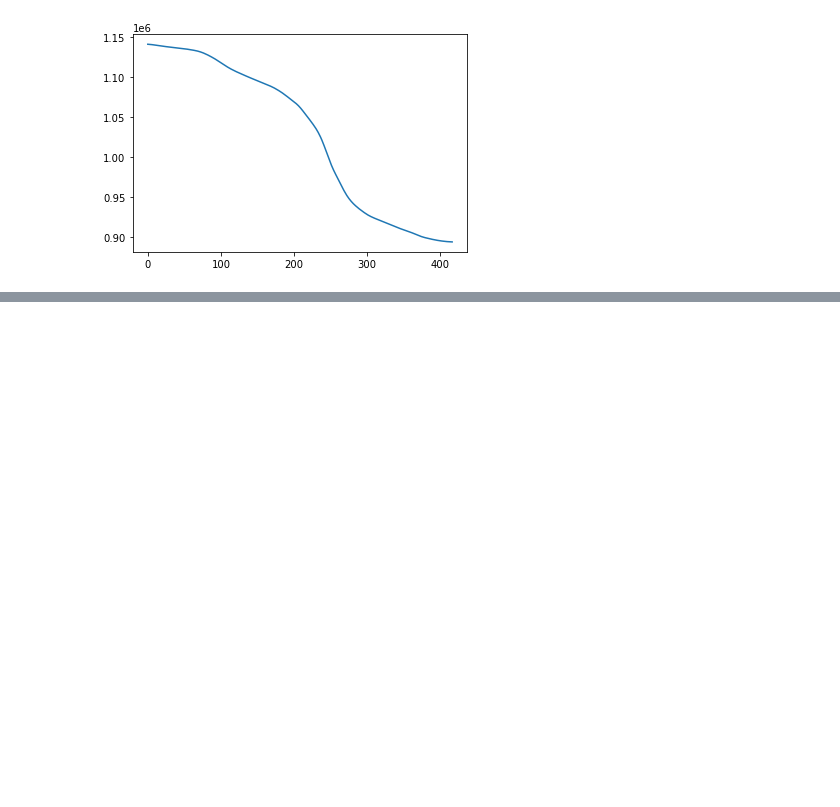
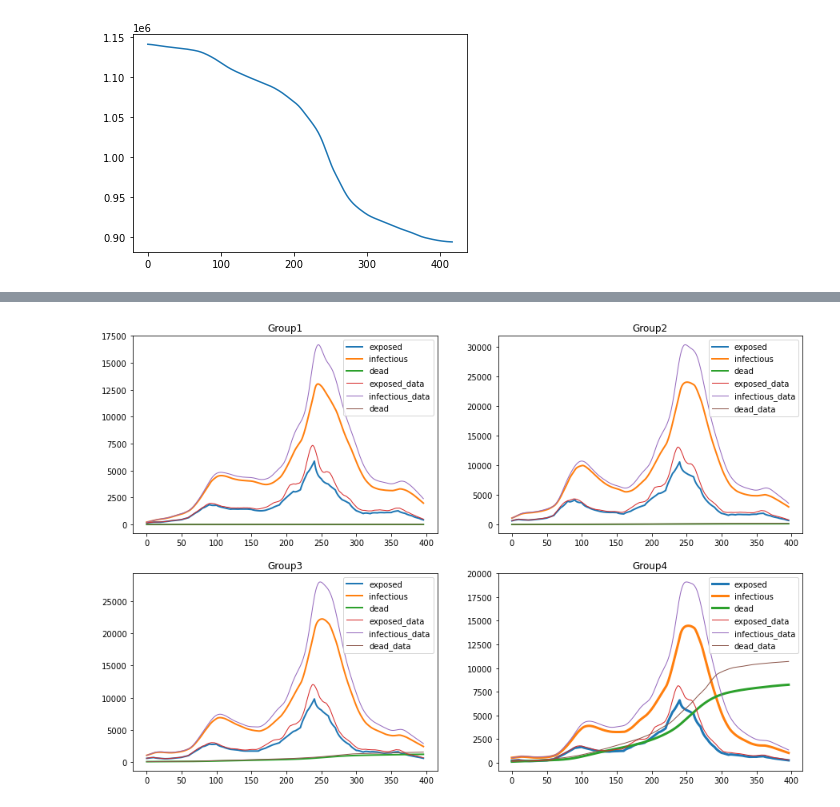
Before and after one commit to sj-ucsd/ECE227_SEIR, a Jupyter notebook: TN Dataset Model Fit.ipynb, the cells around one changed output, grey strips where cells are left out. Drawn from its saved outputs; the diff is of its cells as text; code cells hidden in the pictures; blank space fills up the shorter version.

```diff
--- a/TN Dataset Model Fit.ipynb
+++ b/TN Dataset Model Fit.ipynb
@@ -550,3 +550,48 @@ plt.legend(loc='upper right')
+# %%
+fig,ax = plt.subplots(2, 2, figsize = (15, 10))
+
+ax[0,0].plot(Es[:,0],lw=2,label='exposed')
+ax[0,0].plot(Is[:,0],lw=2,label='infectious')
+ax[0,0].plot(Ds[:,0],lw=2,label='dead')
+ax[0,0].plot(E[Groups[0]],lw=1,label='exposed_data')
+ax[0,0].plot(I[Groups[0]],lw=1,label='infectious_data')
+ax[0,0].plot(D[Groups[0]],lw=1,label='dead')
+ax[0,0].set_title("Group1")
+ax[0,0].legend(loc='upper right')
+
+
+ax[0,1].plot(Es[:,1],lw=2,label='exposed')
+ax[0,1].plot(Is[:,1],lw=2,label='infectious')
+ax[0,1].plot(Ds[:,1],lw=2,label='dead')
+ax[0,1].plot(E[Groups[1]],lw=1,label='exposed_data')
+ax[0,1].plot(I[Groups[1]],lw=1,label='infectious_data')
+ax[0,1].plot(D[Groups[1]],lw=1,label='dead_data')
+ax[0,1].set_title("Group2")
+ax[0,1].legend(loc='upper right')
+
+
+ax[1,0].plot(Es[:,2],lw=2,label='exposed')
+ax[1,0].plot(Is[:,2],lw=2,label='infectious')
+ax[1,0].plot(Ds[:,2],lw=2,label='dead')
+ax[1,0].plot(E[Groups[2]],lw=1,label='exposed_data')
+ax[1,0].plot(I[Groups[2]],lw=1,label='infectious_data')
+ax[1,0].plot(D[Groups[2]],lw=1,label='dead_data')
+ax[1,0].set_title("Group3")
+ax[1,0].legend(loc='upper right')
+
+
+ax[1,1].plot(Es[:,3],lw=3,label='exposed')
+ax[1,1].plot(Is[:,3],lw=3,label='infectious')
+ax[1,1].plot(Ds[:,3],lw=3,label='dead')
+ax[1,1].plot(E[Groups[3]],lw=1,label='exposed_data')
+ax[1,1].plot(I[Groups[3]],lw=1,label='infectious_data')
+ax[1,1].plot(D[Groups[3]],lw=1,label='dead_data')
+ax[1,1].set_title("Group4")
+ax[1,1].legend(loc='upper right')
+
+plt.savefig('TN_result_method1', dpi = 500)
+# %% [output]
+[figure, added]
 # %%
 fig = plt.figure()
 ax = fig.add_axes([0, 0, 1, 1])
```
Also changed, not shown: parts of 7 cells of this notebook, 8 other files.
